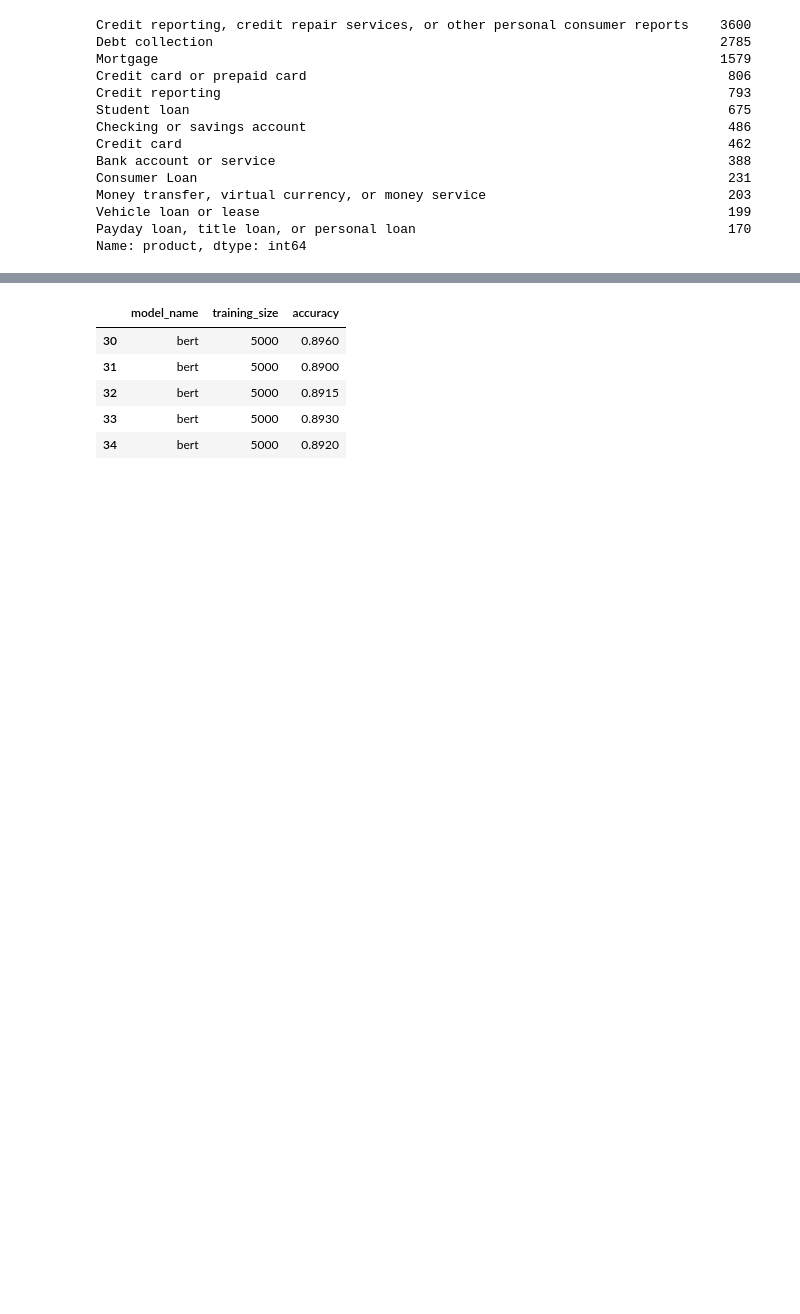
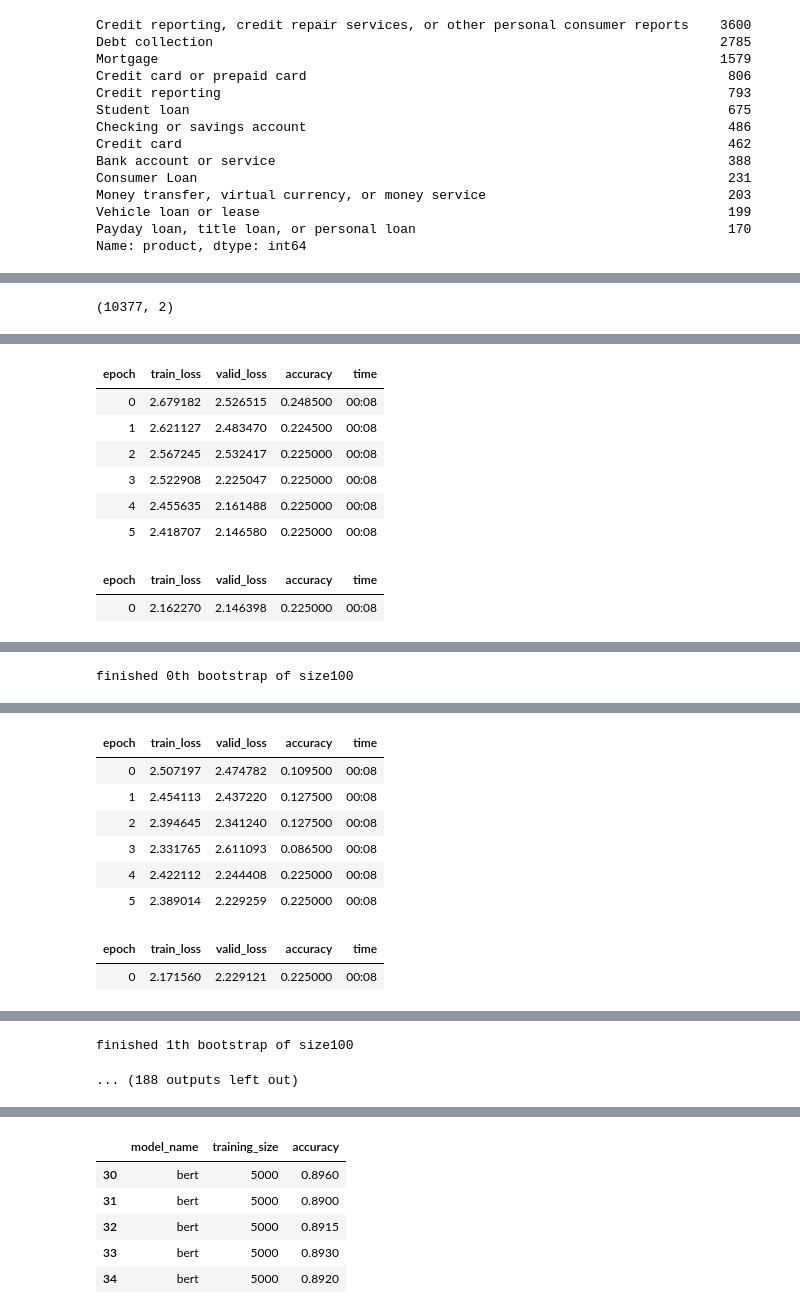
Before and after one commit to DavidykZhao/Frame_experiments, a Jupyter notebook: Frame_experiments.ipynb, the cells around one changed output, grey strips where cells are left out. Drawn from its saved outputs; the diff is of its cells as text; code cells hidden in the pictures; blank space fills up the shorter version.

```diff
--- a/Frame_experiments.ipynb
+++ b/Frame_experiments.ipynb
@@ -1544,13 +1696,14 @@ def algo_training_size_looper_dl(size: list, path,  train, val, num_labels, bs =
                                           collate_fn=partial(
                                               pad_collate, pad_first=False, pad_idx=0),
                                           )
+
             bert_model = BertForSequenceClassification.from_pretrained(config.bert_model_name, num_labels= num_labels)
 
             learner = Learner(
             databunch, bert_model,
             loss_func=loss_func, metrics = accuracy)
 
-            learner.fit_one_cycle(5, 3* 1e-04)
+            learner.fit_one_cycle(6, 3 * 1e-04)
             learner.fit_one_cycle(1, 1e-05)
 
             _, accu = learner.validate()
@@ -2132,3 +2299,11 @@ val
 # %%
 text_cols = "complaint"
 label_cols = 'product'
+# %%
+train.shape
+#val.shape
+# %% [output]
+(10377, 2)
+# %%
+res_customer = algo_training_size_looper_dl([100, 200, 400, 800, 1600, 3200, 5000, 10000], CUSTOMER, train, val, 13)
+# %% [output]
@@ -2134,0 +2312,9 @@ label_cols = 'product'
+| epoch | train_loss | valid_loss | accuracy | time |
+| 0 | 2.679182 | 2.526515 | 0.248500 | 00:08 |
+| 1 | 2.621127 | 2.483470 | 0.224500 | 00:08 |
+| 2 | 2.567245 | 2.532417 | 0.225000 | 00:08 |
+| 3 | 2.522908 | 2.225047 | 0.225000 | 00:08 |
+| 4 | 2.455635 | 2.161488 | 0.225000 | 00:08 |
+| 5 | 2.418707 | 2.146580 | 0.225000 | 00:08 |
+| epoch | train_loss | valid_loss | accuracy | time |
+| 0 | 2.162270 | 2.146398 | 0.225000 | 00:08 |
@@ -2134,0 +2322 @@ label_cols = 'product'
+finished 0th bootstrap of size100
@@ -2134,0 +2325,9 @@ label_cols = 'product'
+| epoch | train_loss | valid_loss | accuracy | time |
+| 0 | 2.507197 | 2.474782 | 0.109500 | 00:08 |
+| 1 | 2.454113 | 2.437220 | 0.127500 | 00:08 |
+| 2 | 2.394645 | 2.341240 | 0.127500 | 00:08 |
+| 3 | 2.331765 | 2.611093 | 0.086500 | 00:08 |
+| 4 | 2.422112 | 2.244408 | 0.225000 | 00:08 |
+| 5 | 2.389014 | 2.229259 | 0.225000 | 00:08 |
+| epoch | train_loss | valid_loss | accuracy | time |
+| 0 | 2.171560 | 2.229121 | 0.225000 | 00:08 |
@@ -2135,3 +2335,5 @@ label_cols = 'product'
+finished 1th bootstrap of size100
+... (188 outputs left out)
 # %%
 res_customer = algo_training_size_looper_dl([100, 200, 400, 800, 1600, 3200, 5000], CUSTOMER, train, val, 13 )
 # %% [output]
```
Also changed, not shown: parts of 26 cells of this notebook.
